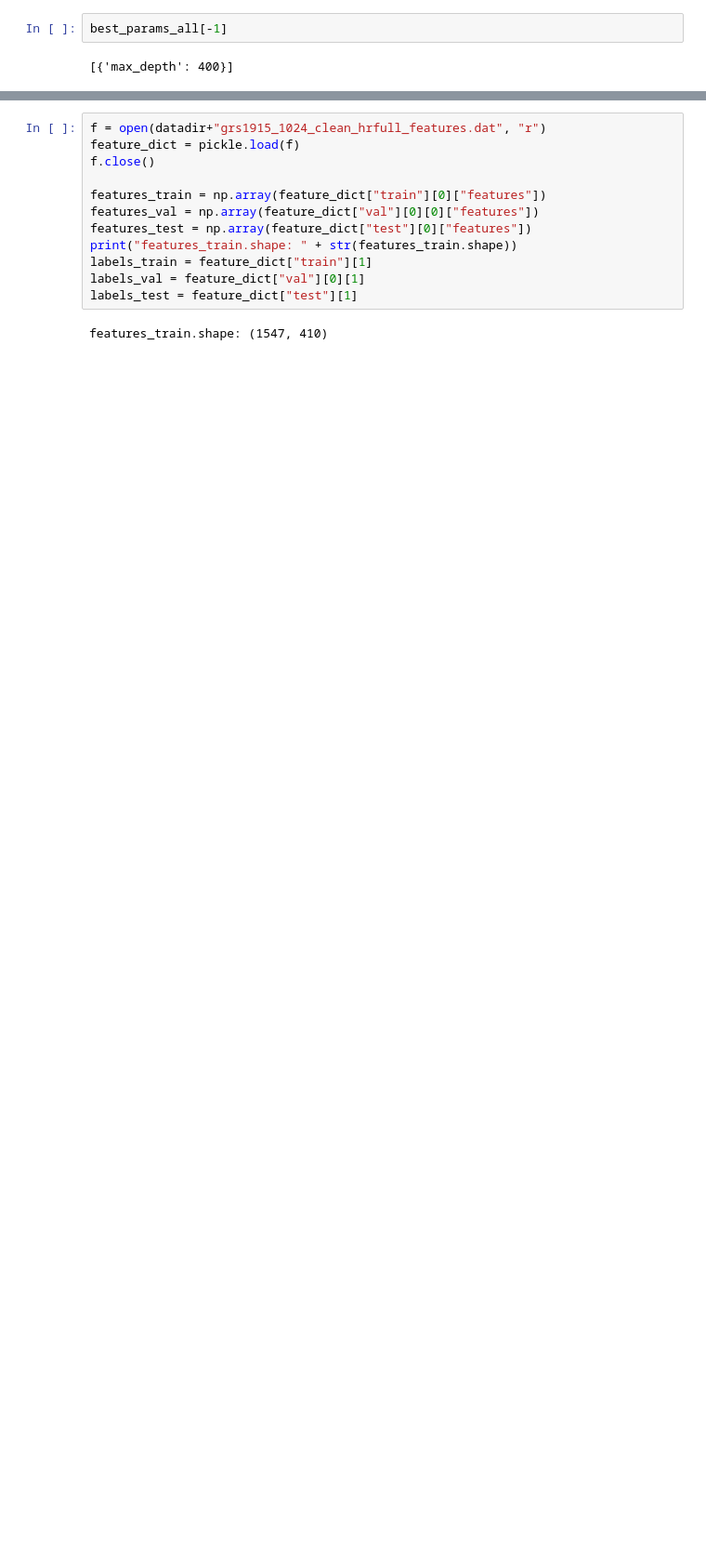
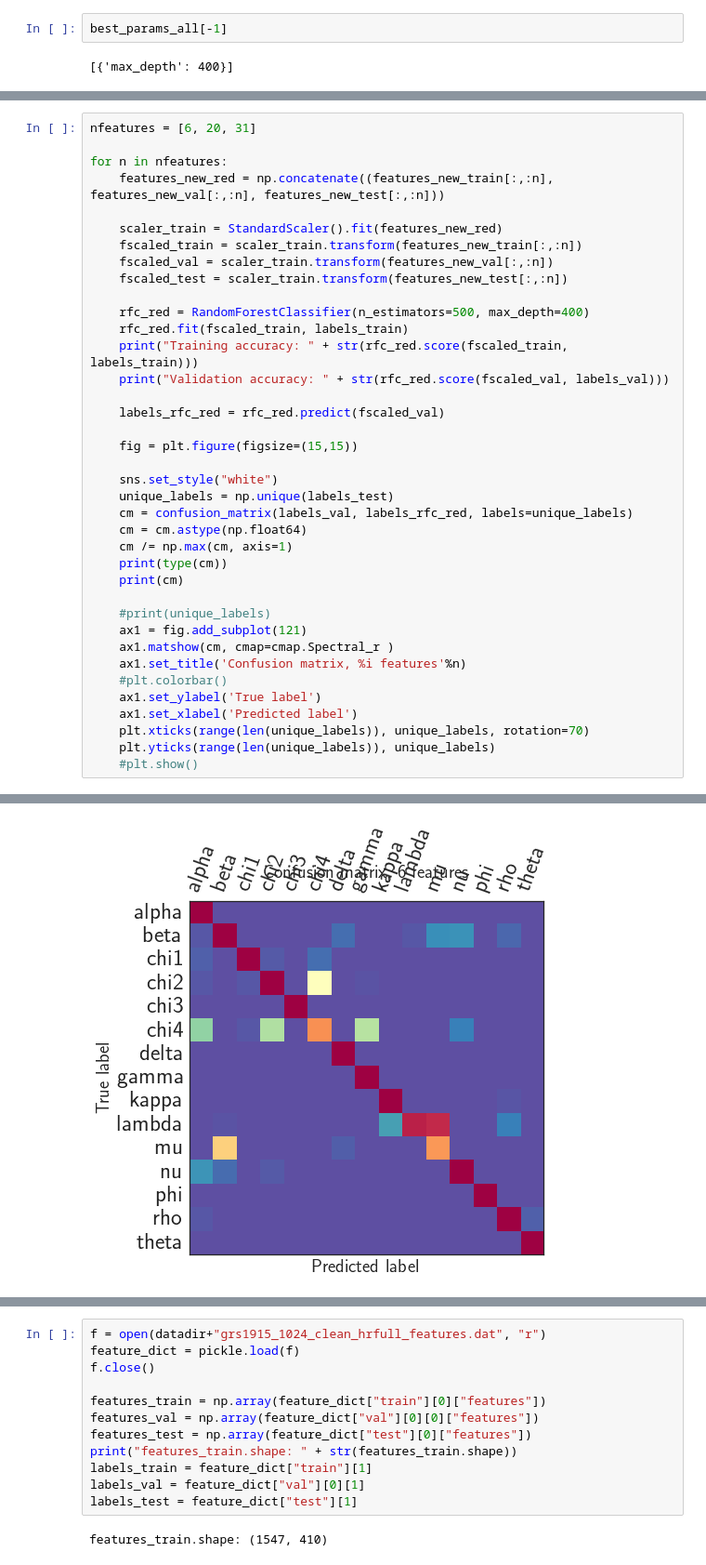
Before and after one commit to dhuppenkothen/BlackHoleMagic, a Jupyter notebook: code/GRS1915_FeatureEngineering.ipynb, the cells around one changed output, grey strips where cells are left out. Shown at 93% size. Drawn from its saved outputs; the diff is of its cells as text; blank space fills up the shorter version.

```diff
--- a/code/GRS1915_FeatureEngineering.ipynb
+++ b/code/GRS1915_FeatureEngineering.ipynb
@@ -808,0 +683,39 @@ Let's also plot the feature importances as derived from the trees:
+# %%
+nfeatures = [6, 20, 31]
+
+for n in nfeatures:
+    features_new_red = np.concatenate((features_new_train[:,:n], features_new_val[:,:n], features_new_test[:,:n]))
+
+    scaler_train = StandardScaler().fit(features_new_red)
+    fscaled_train = scaler_train.transform(features_new_train[:,:n])
+    fscaled_val = scaler_train.transform(features_new_val[:,:n])
+    fscaled_test = scaler_train.transform(features_new_test[:,:n])
+
+    rfc_red = RandomForestClassifier(n_estimators=500, max_depth=400)
+    rfc_red.fit(fscaled_train, labels_train)
+    print("Training accuracy: " + str(rfc_red.score(fscaled_train, labels_train)))
+    print("Validation accuracy: " + str(rfc_red.score(fscaled_val, labels_val)))
+
+    labels_rfc_red = rfc_red.predict(fscaled_val)
+
+    fig = plt.figure(figsize=(15,15))
+
+    sns.set_style("white")
+    unique_labels = np.unique(labels_test)
+    cm = confusion_matrix(labels_val, labels_rfc_red, labels=unique_labels)
+    cm = cm.astype(np.float64)
+    cm /= np.max(cm, axis=1)
+    print(type(cm))
+    print(cm)
+
+    #print(unique_labels)
+    ax1 = fig.add_subplot(121)
+    ax1.matshow(cm, cmap=cmap.Spectral_r )
+    ax1.set_title('Confusion matrix, %i features'%n)
+    #plt.colorbar()
+    ax1.set_ylabel('True label')
+    ax1.set_xlabel('Predicted label')
+    plt.xticks(range(len(unique_labels)), unique_labels, rotation=70)
+    plt.yticks(range(len(unique_labels)), unique_labels)
+    #plt.show()
+# %% [output]
@@ -808,0 +739 @@ Let's also plot the feature importances as derived from the trees:
+[figure, added]
```
Also changed, not shown: parts of 88 cells of this notebook, 1 other file.
